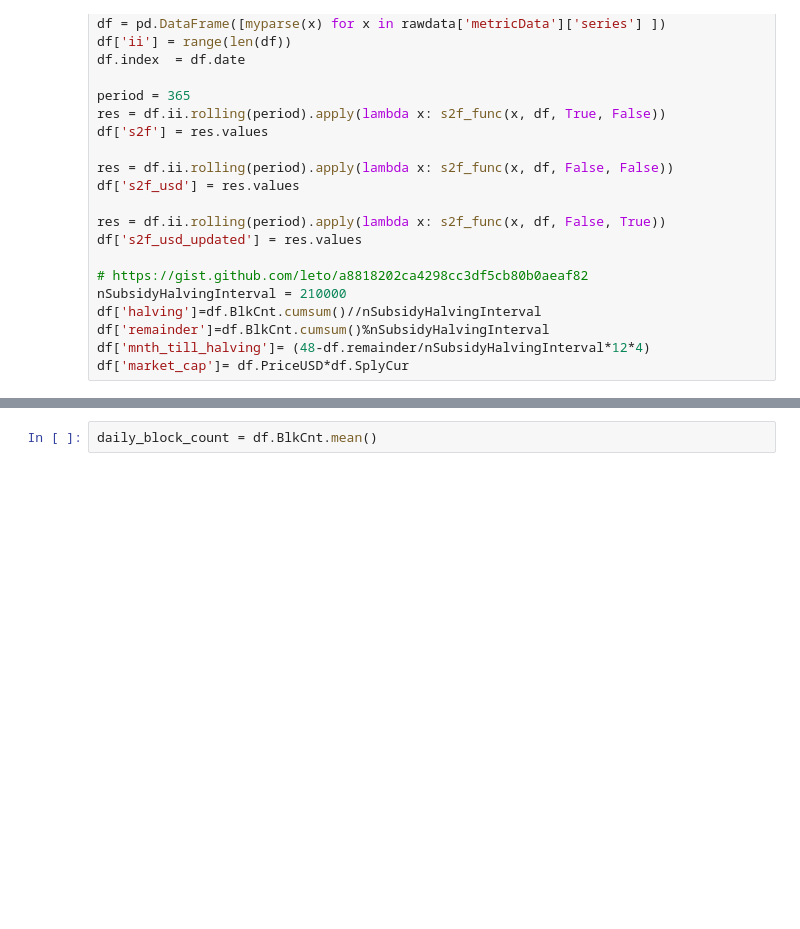
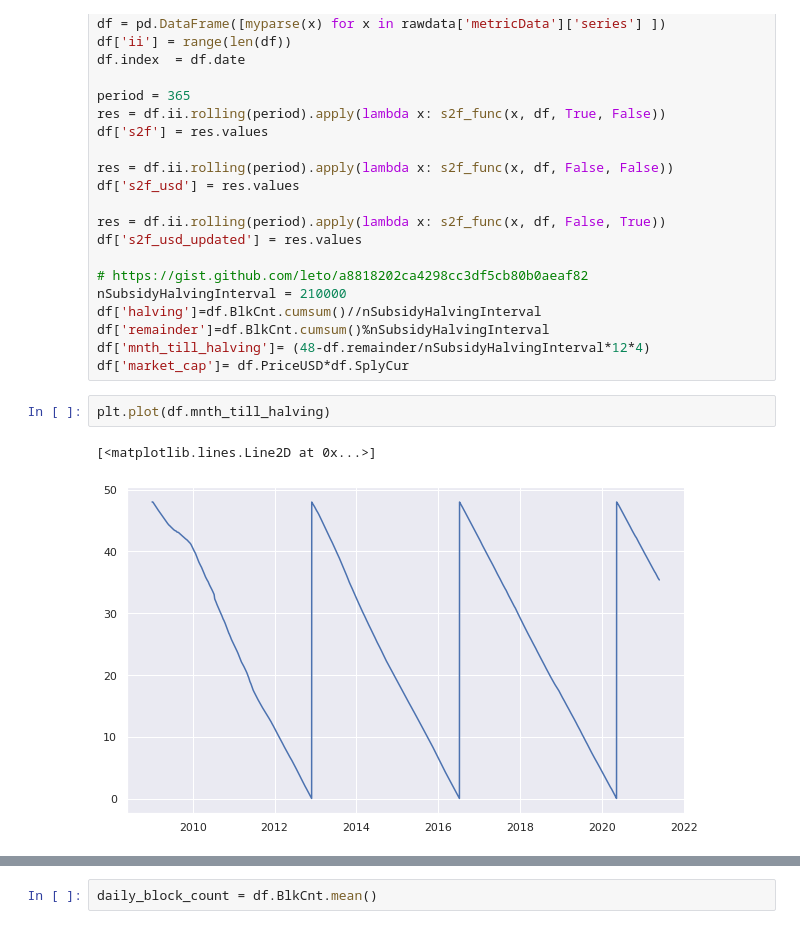
Before and after one commit to pangyuteng/public-misc, a Jupyter notebook: finance/btc/s2f.ipynb, the cells around one changed output, grey strips where cells are left out. Drawn from its saved outputs; the diff is of its cells as text; blank space fills up the shorter version.

```diff
--- a/finance/btc/s2f.ipynb
+++ b/finance/btc/s2f.ipynb
@@ -94,6 +94,11 @@ df['halving']=df.BlkCnt.cumsum()//nSubsidyHalvingInterval
 df['remainder']=df.BlkCnt.cumsum()%nSubsidyHalvingInterval
 df['mnth_till_halving']= (48-df.remainder/nSubsidyHalvingInterval*12*4)
 df['market_cap']= df.PriceUSD*df.SplyCur
+# %%
+plt.plot(df.mnth_till_halving)
+# %% [output]
+[<matplotlib.lines.Line2D at 0x...>]
+[figure, added]
 # %%
 tmpdf = df.copy(deep=True)
 
```
Also changed, not shown: parts of 13 cells of this notebook, 12 other files.
